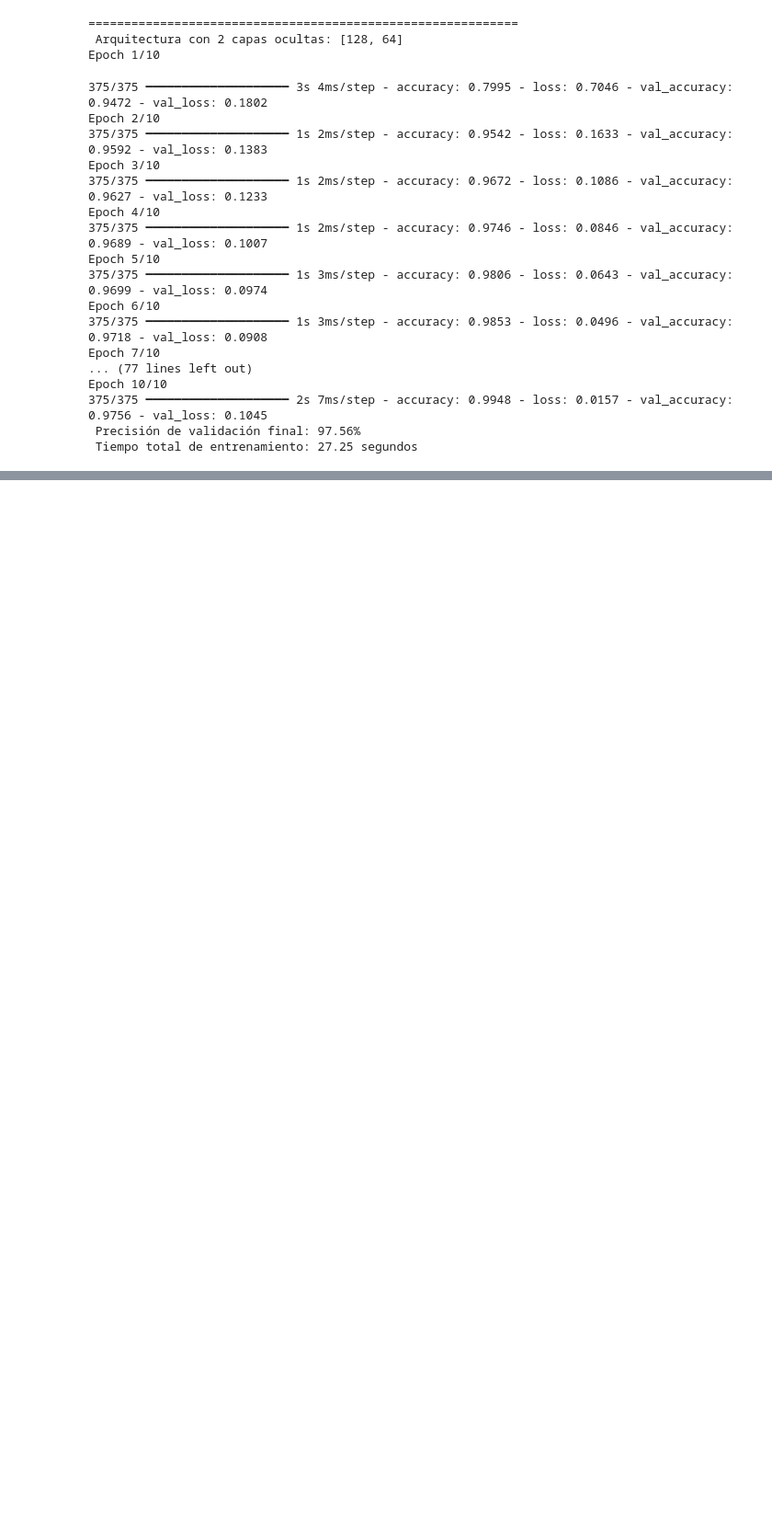
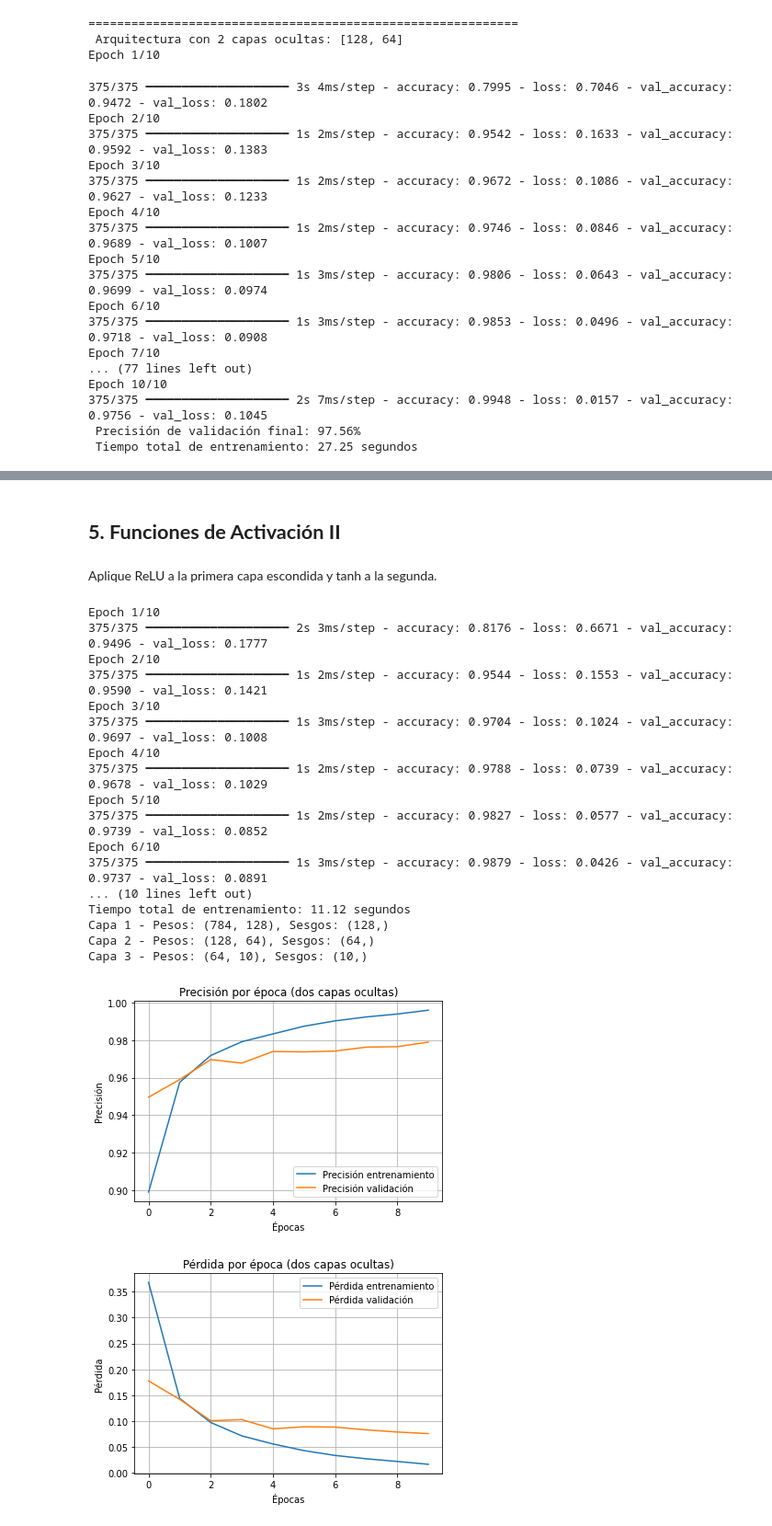
Before and after one commit to alee2602/LAB2-DS, a Jupyter notebook: main.ipynb, the cells around one changed output, grey strips where cells are left out. Shown at 92% size. Saved outputs shown, nothing was run; the diff lists cells and outputs as text; code cells hidden in the pictures; blank space fills up the shorter version.

```diff
--- a/main.ipynb
+++ b/main.ipynb
@@ -400,0 +504,77 @@ Epoch 10/10
+# %% [markdown]
+## **5. Funciones de Activación II**
+# %% [markdown]
+Aplique ReLU a la primera capa escondida y tanh a la segunda.
+# %%
+model = keras.Sequential([
+    layers.Flatten(input_shape=(28, 28)),
+    layers.Dense(128, activation='relu'),       # Primera capa oculta
+    layers.Dense(64, activation='tanh'),        # Segunda capa oculta
+    layers.Dense(10, activation='softmax')
+])
+
+model.compile(optimizer='adam',
+            loss='sparse_categorical_crossentropy',
+            metrics=['accuracy'])
+
+start = time.time()
+
+history = model.fit(
+    x_train_new, y_train_new,
+    validation_data=(x_val, y_val),
+    epochs=10,
+    batch_size = 128
+)
+
+end = time.time()
+tiempo = round(end - start, 2)
+val_acc = round(history.history['val_accuracy'][-1] * 100, 2)
+
+print(f"\nPrecisión validación final: {val_acc}%")
+print(f"Tiempo total de entrenamiento: {tiempo} segundos")
+
+for i, layer in enumerate(model.layers):
+    weights = layer.get_weights()
+    if weights:
+        w_shape = weights[0].shape
+        b_shape = weights[1].shape
+        print(f"Capa {i} - Pesos: {w_shape}, Sesgos: {b_shape}")
+
+plt.plot(history.history['accuracy'], label='Precisión entrenamiento')
+plt.plot(history.history['val_accuracy'], label='Precisión validación')
+plt.xlabel('Épocas')
+plt.ylabel('Precisión')
+plt.title('Precisión por época (dos capas ocultas)')
+plt.legend()
+plt.grid(True)
+plt.show()
+
+# Gráfico de pérdida
+plt.plot(history.history['loss'], label='Pérdida entrenamiento')
+plt.plot(history.history['val_loss'], label='Pérdida validación')
+plt.xlabel('Épocas')
+plt.ylabel('Pérdida')
+plt.title('Pérdida por época (dos capas ocultas)')
+plt.legend()
+plt.grid(True)
+plt.show()
+# %% [output]
+Epoch 1/10
+375/375 ━━━━━━━━━━━━━━━━━━━━ 2s 3ms/step - accuracy: 0.8176 - loss: 0.6671 - val_accuracy: 0.9496 - val_loss: 0.1777
+Epoch 2/10
+375/375 ━━━━━━━━━━━━━━━━━━━━ 1s 2ms/step - accuracy: 0.9544 - loss: 0.1553 - val_accuracy: 0.9590 - val_loss: 0.1421
+Epoch 3/10
+375/375 ━━━━━━━━━━━━━━━━━━━━ 1s 3ms/step - accuracy: 0.9704 - loss: 0.1024 - val_accuracy: 0.9697 - val_loss: 0.1008
+Epoch 4/10
+375/375 ━━━━━━━━━━━━━━━━━━━━ 1s 2ms/step - accuracy: 0.9788 - loss: 0.0739 - val_accuracy: 0.9678 - val_loss: 0.1029
+Epoch 5/10
+375/375 ━━━━━━━━━━━━━━━━━━━━ 1s 2ms/step - accuracy: 0.9827 - loss: 0.0577 - val_accuracy: 0.9739 - val_loss: 0.0852
+Epoch 6/10
+375/375 ━━━━━━━━━━━━━━━━━━━━ 1s 3ms/step - accuracy: 0.9879 - loss: 0.0426 - val_accuracy: 0.9737 - val_loss: 0.0891
+... (10 lines left out)
+Tiempo total de entrenamiento: 11.12 segundos
+Capa 1 - Pesos: (784, 128), Sesgos: (128,)
+Capa 2 - Pesos: (128, 64), Sesgos: (64,)
+Capa 3 - Pesos: (64, 10), Sesgos: (10,)
+[figure, added]
+[figure, added]
```
Also changed, not shown: parts of 18 cells of this notebook.
